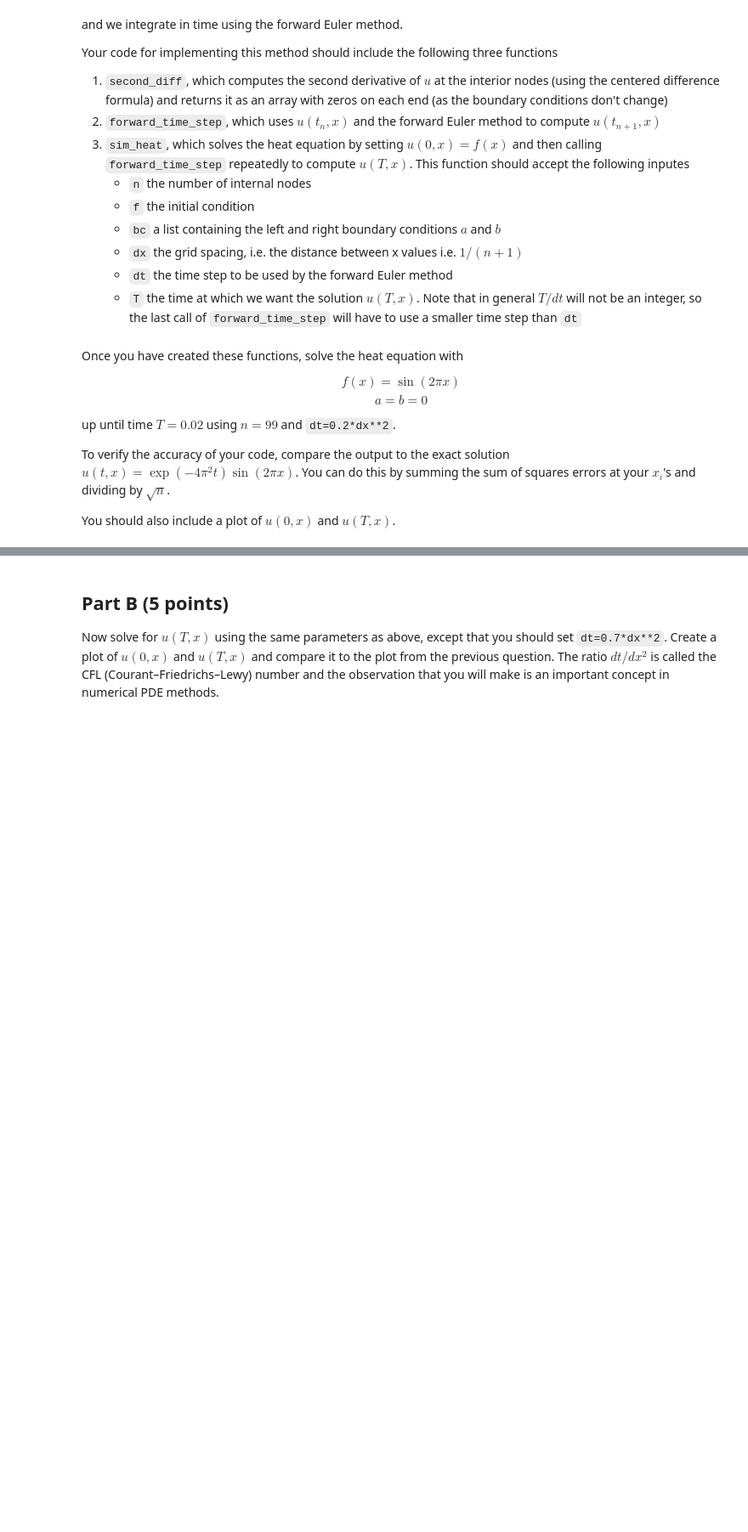
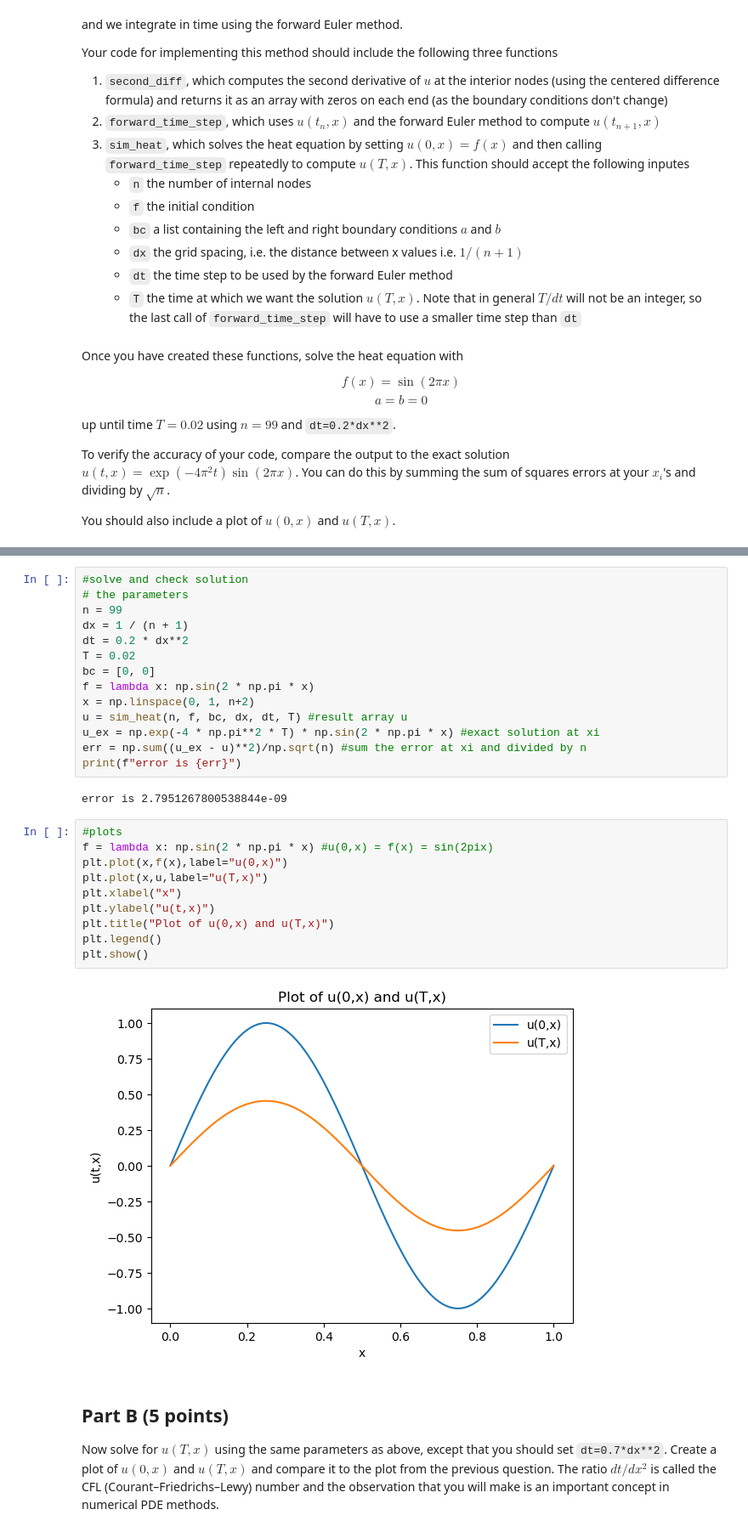
Before and after one commit to UChi-ComPy23/hw3-shuoliuyv, a Jupyter notebook: answers.ipynb, the cells around one changed output, grey strips where cells are left out. Shown at 85% size. Cells and saved outputs as stored; diff of their text form; blank space fills up the shorter version.

```diff
--- a/answers.ipynb
+++ b/answers.ipynb
@@ -314,3 +340,31 @@ def sim_heat(n,f,bc,dx,dt,T):
+# %%
+#solve and check solution
+# the parameters
+n = 99
+dx = 1 / (n + 1)
+dt = 0.2 * dx**2
+T = 0.02
+bc = [0, 0]
+f = lambda x: np.sin(2 * np.pi * x)
+x = np.linspace(0, 1, n+2)
+u = sim_heat(n, f, bc, dx, dt, T) #result array u
+u_ex = np.exp(-4 * np.pi**2 * T) * np.sin(2 * np.pi * x) #exact solution at xi
+err = np.sum((u_ex - u)**2)/np.sqrt(n) #sum the error at xi and divided by n
+print(f"error is {err}")
+# %% [output]
+error is 2.7951267800538844e-09
+# %%
+#plots
+f = lambda x: np.sin(2 * np.pi * x) #u(0,x) = f(x) = sin(2pix)
+plt.plot(x,f(x),label="u(0,x)")
+plt.plot(x,u,label="u(T,x)")
+plt.xlabel("x")
+plt.ylabel("u(t,x)")
+plt.title("Plot of u(0,x) and u(T,x)")
+plt.legend()
+plt.show()
+# %% [output]
+[figure, added]
 # %% [markdown]
 ## Part B (5 points)
 Now solve for $u(T,x)$ using the same parameters as above, except that you should set `dt=0.7*dx**2`. Create a plot of $u(0,x)$ and $u(T,x)$ and compare it to the plot from the previous question. The ratio $dt/dx^2$ is called the CFL (Courant–Friedrichs–Lewy) number and the observation that you will make is an important concept in numerical PDE methods.
```
Also changed, not shown: parts of 5 cells of this notebook.
